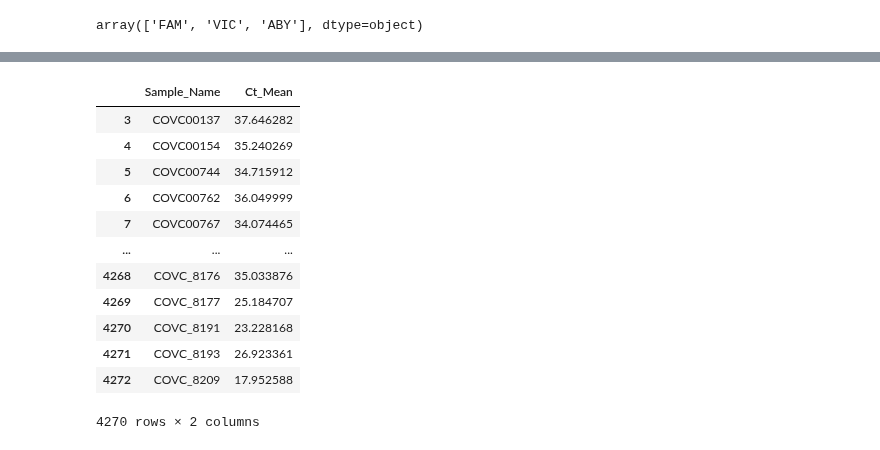
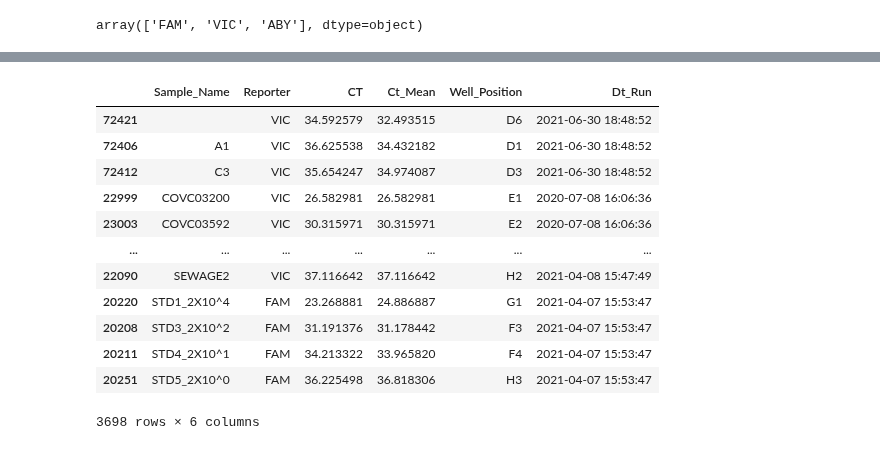
Before and after one commit to ousodaniel/SARS-CoV-2-Data-Workflows, a Jupyter notebook: retrieve-sapmles-cts.ipynb, the cells around one changed output, grey strips where cells are left out. Drawn from its saved outputs; the diff is of its cells as text; code cells hidden in the pictures.

```diff
--- a/retrieve-sapmles-cts.ipynb
+++ b/retrieve-sapmles-cts.ipynb
@@ -197,16 +199,17 @@ df_cts = data6.reset_index()[data6.reset_index()['Sample_Name'].str.contains('CO
-# %%
-df_cts
-# %% [output]
-|  | Sample_Name | Ct_Mean |
-| 3 | COVC00137 | 37.646282 |
-| 4 | COVC00154 | 35.240269 |
-| 5 | COVC00744 | 34.715912 |
-| 6 | COVC00762 | 36.049999 |
-| 7 | COVC00767 | 34.074465 |
-| ... | ... | ... |
-| 4268 | COVC_8176 | 35.033876 |
-| 4269 | COVC_8177 | 25.184707 |
-| 4270 | COVC_8191 | 23.228168 |
-| 4271 | COVC_8193 | 26.923361 |
-| 4272 | COVC_8209 | 17.952588 |
-4270 rows × 2 columns
+# %%
+data8 = data6.sort_values(['Sample_Name', 'Dt_Run']).drop_duplicates('Sample_Name', keep='last')#.to_frame()
+data8
+# %% [output]
+|  | Sample_Name | Reporter | CT | Ct_Mean | Well_Position | Dt_Run |
+| 72421 |  | VIC | 34.592579 | 32.493515 | D6 | 2021-06-30 18:48:52 |
+| 72406 | A1 | VIC | 36.625538 | 34.432182 | D1 | 2021-06-30 18:48:52 |
+| 72412 | C3 | VIC | 35.654247 | 34.974087 | D3 | 2021-06-30 18:48:52 |
+| 22999 | COVC03200 | VIC | 26.582981 | 26.582981 | E1 | 2020-07-08 16:06:36 |
+| 23003 | COVC03592 | VIC | 30.315971 | 30.315971 | E2 | 2020-07-08 16:06:36 |
+| ... | ... | ... | ... | ... | ... | ... |
+| 22090 | SEWAGE2 | VIC | 37.116642 | 37.116642 | H2 | 2021-04-08 15:47:49 |
+| 20220 | STD1_2X10^4 | FAM | 23.268881 | 24.886887 | G1 | 2021-04-07 15:53:47 |
+| 20208 | STD3_2X10^2 | FAM | 31.191376 | 31.178442 | F3 | 2021-04-07 15:53:47 |
+| 20211 | STD4_2X10^1 | FAM | 34.213322 | 33.965820 | F4 | 2021-04-07 15:53:47 |
+| 20251 | STD5_2X10^0 | FAM | 36.225498 | 36.818306 | H3 | 2021-04-07 15:53:47 |
+3698 rows × 6 columns
```
Also changed, not shown: parts of 17 cells of this notebook, 2 other files.
